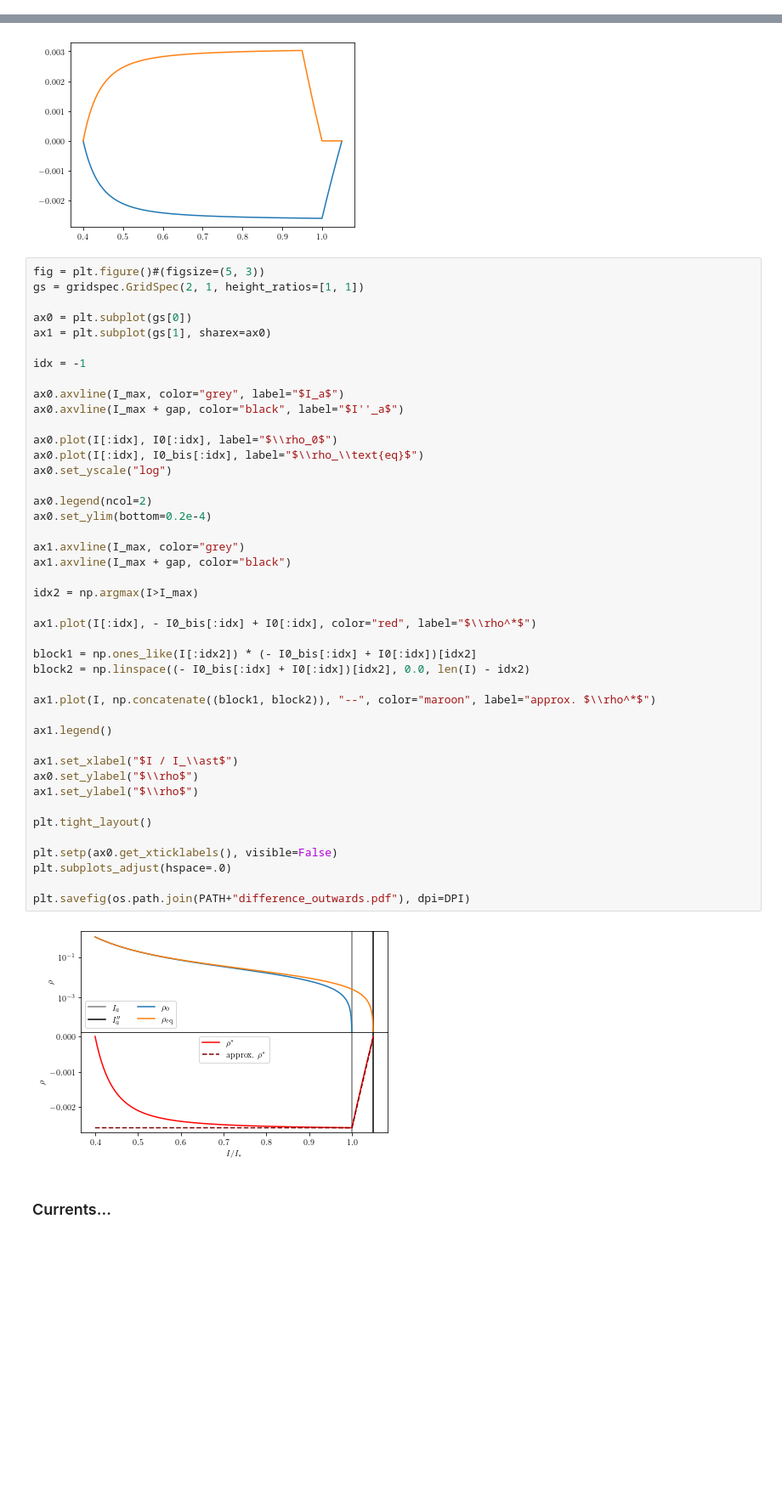
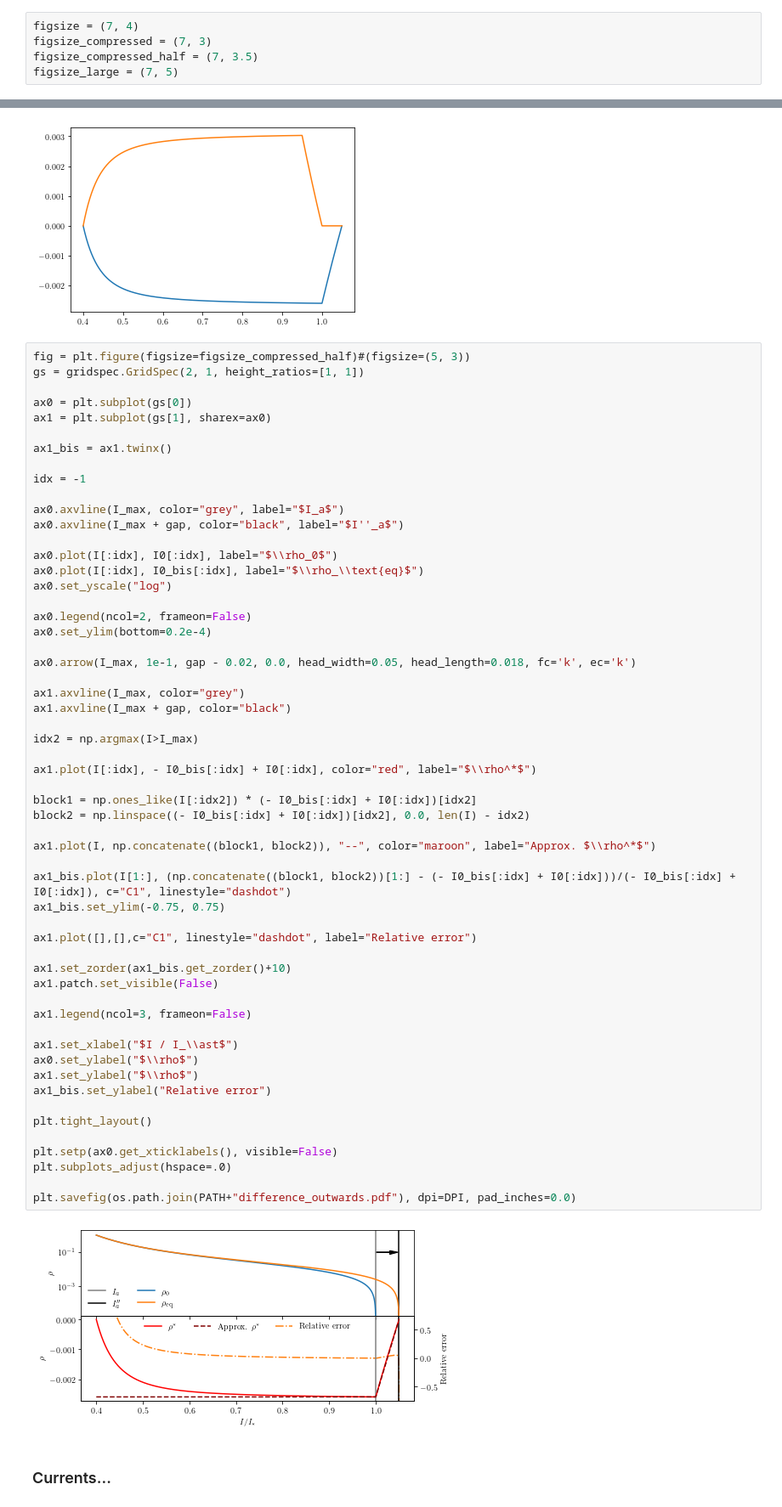
Before and after one commit to carlidel/more_about_nekhoroshev_diffusion, a Jupyter notebook: PLOTS_FOR_PAPER.ipynb, the cells around one changed output, grey strips where cells are left out. Shown at 85% size. Saved outputs shown, nothing was run; the diff lists cells and outputs as text; blank space fills up the shorter version.

```diff
--- a/PLOTS_FOR_PAPER.ipynb
+++ b/PLOTS_FOR_PAPER.ipynb
@@ -43,6 +49,11 @@ plt.plot(np.linspace(0, 1), np.exp(np.linspace(0, 1)))
 plt.savefig(os.path.join(PATH+"test.pdf"), dpi=DPI)
 # %% [output]
 [figure]
+# %%
+figsize = (7, 4)
+figsize_compressed = (7, 3)
+figsize_compressed_half = (7, 3.5)
+figsize_large = (7, 5)
 # %% [markdown]
 ## Model presentation
 # %% [markdown]
@@ -236,11 +284,13 @@ plt.plot(I, I0 - I0_ter)
 [<matplotlib.lines.Line2D at 0x...>]
 [figure]
 # %%
-fig = plt.figure()#(figsize=(5, 3))
+fig = plt.figure(figsize=figsize_compressed_half)#(figsize=(5, 3))
 gs = gridspec.GridSpec(2, 1, height_ratios=[1, 1])
 
 ax0 = plt.subplot(gs[0])
 ax1 = plt.subplot(gs[1], sharex=ax0)
+
+ax1_bis = ax1.twinx()
 
 idx = -1
 
@@ -248,38 +298,49 @@ ax0.axvline(I_max, color="grey", label="$I_a$")
 ax0.axvline(I_max + gap, color="black", label="$I''_a$")
 
 ax0.plot(I[:idx], I0[:idx], label="$\\rho_0$")
 ax0.plot(I[:idx], I0_bis[:idx], label="$\\rho_\\text{eq}$")
 ax0.set_yscale("log")
 
-ax0.legend(ncol=2)
+ax0.legend(ncol=2, frameon=False)
 ax0.set_ylim(bottom=0.2e-4)
+
+ax0.arrow(I_max, 1e-1, gap - 0.02, 0.0, head_width=0.05, head_length=0.018, fc='k', ec='k')
 
 ax1.axvline(I_max, color="grey")
 ax1.axvline(I_max + gap, color="black")
 
 idx2 = np.argmax(I>I_max)
 
 ax1.plot(I[:idx], - I0_bis[:idx] + I0[:idx], color="red", label="$\\rho^*$")
 
 block1 = np.ones_like(I[:idx2]) * (- I0_bis[:idx] + I0[:idx])[idx2]
 block2 = np.linspace((- I0_bis[:idx] + I0[:idx])[idx2], 0.0, len(I) - idx2)
 
-ax1.plot(I, np.concatenate((block1, block2)), "--", color="maroon", label="approx. $\\rho^*$")
+ax1.plot(I, np.concatenate((block1, block2)), "--", color="maroon", label="Approx. $\\rho^*$")
 
-ax1.legend()
+ax1_bis.plot(I[1:], (np.concatenate((block1, block2))[1:] - (- I0_bis[:idx] + I0[:idx]))/(- I0_bis[:idx] + I0[:idx]), c="C1", linestyle="dashdot")
+ax1_bis.set_ylim(-0.75, 0.75)
+
+ax1.plot([],[],c="C1", linestyle="dashdot", label="Relative error")
+
+ax1.set_zorder(ax1_bis.get_zorder()+10)
+ax1.patch.set_visible(False)
+
+ax1.legend(ncol=3, frameon=False)
 
 ax1.set_xlabel("$I / I_\\ast$")
 ax0.set_ylabel("$\\rho$")
 ax1.set_ylabel("$\\rho$")
+ax1_bis.set_ylabel("Relative error")
 
 plt.tight_layout()
 
 plt.setp(ax0.get_xticklabels(), visible=False)
 plt.subplots_adjust(hspace=.0)
 
-plt.savefig(os.path.join(PATH+"difference_outwards.pdf"), dpi=DPI)
+plt.savefig(os.path.join(PATH+"difference_outwards.pdf"), dpi=DPI, pad_inches=0.0)
 # %% [output]
-[figure, old version]
+[figure, new version]
 # %% [markdown]
 ### Currents...
 # %%
```
Also changed, not shown: parts of 69 cells of this notebook, 2 other files.
